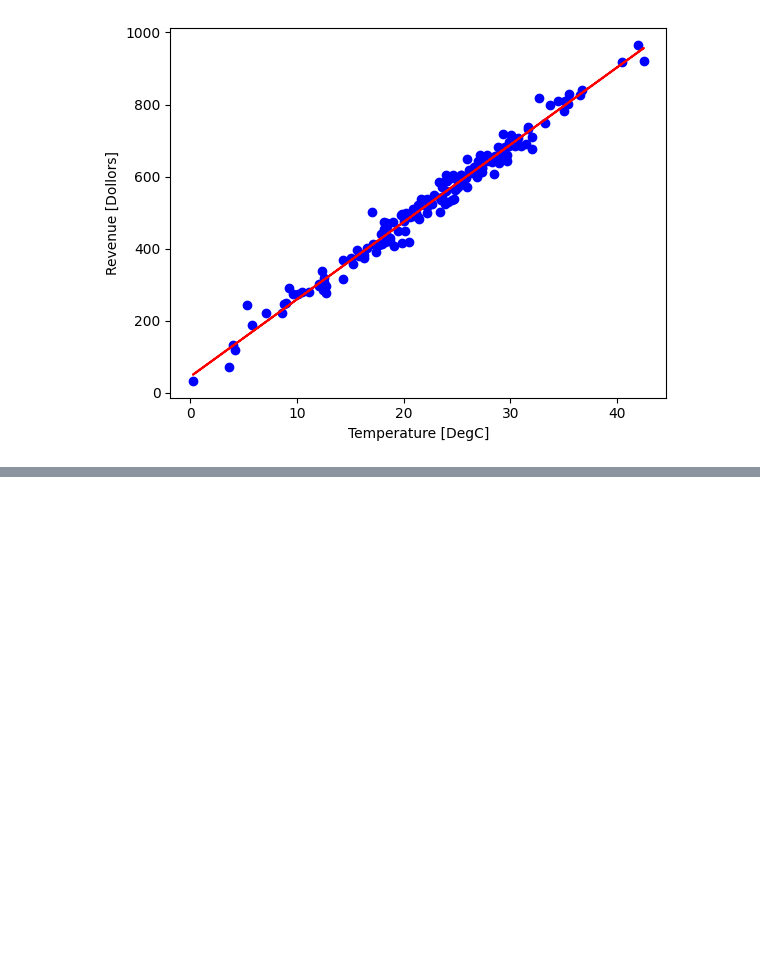
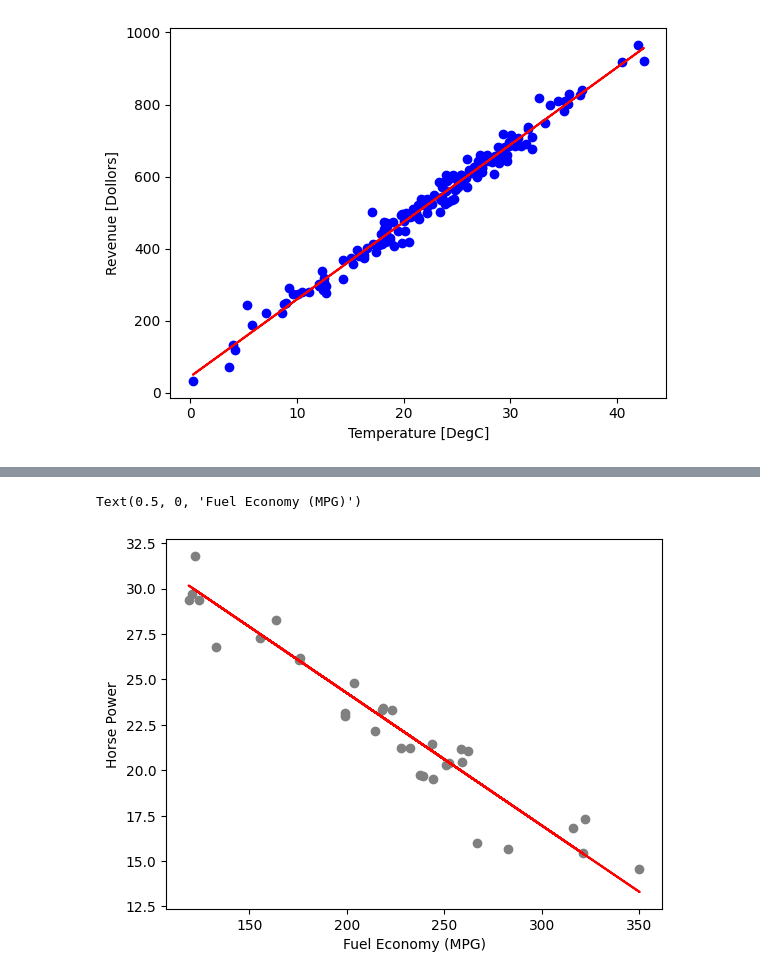
Before and after one commit to mullurirevanthkumar/machine-learning, a Jupyter notebook: Linear_Regression.ipynb, the cells around one changed output, grey strips where cells are left out. Cells and saved outputs as stored; diff of their text form; code cells hidden in the pictures; blank space fills up the shorter version.

```diff
--- a/Linear_Regression.ipynb
+++ b/Linear_Regression.ipynb
@@ -135,0 +296,8 @@ Text(0.5, 0, 'Temperature [DegC]')
+# %%
+plt.scatter(X_test, y_test, color='gray')
+plt.plot(X_test, regressor.predict(X_test), color = 'red')
+plt.ylabel('Horse Power')
+plt.xlabel('Fuel Economy (MPG)')
+# %% [output]
+Text(0.5, 0, 'Fuel Economy (MPG)')
+[figure, added]
```
Also changed, not shown: parts of 8 cells of this notebook.
